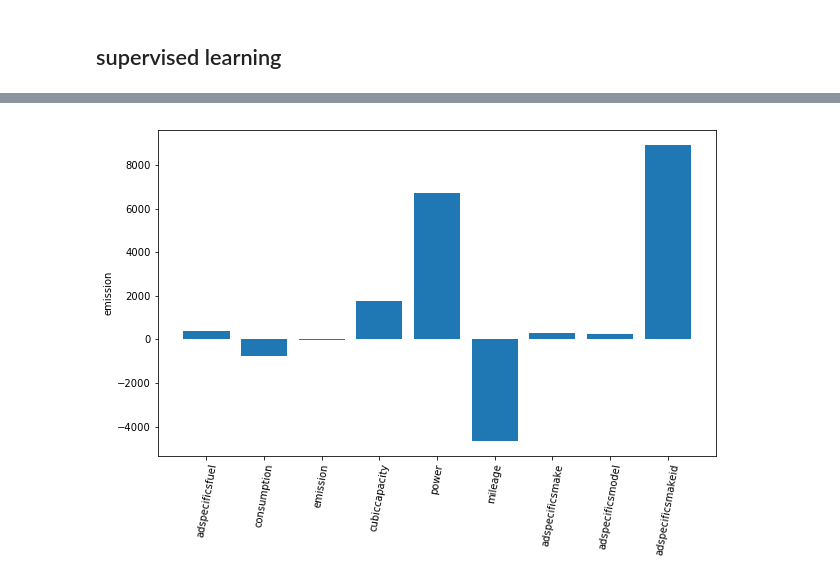
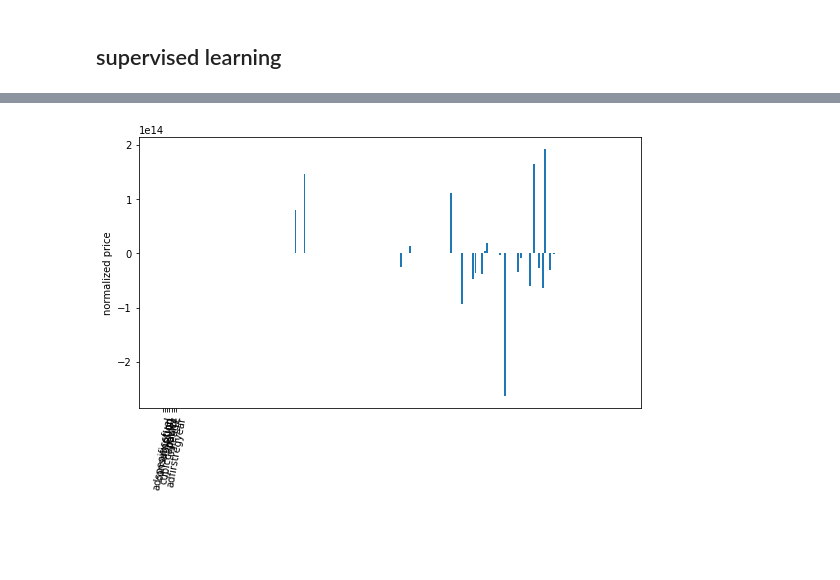
Before and after one commit to FZun/UsedCarStats, a Jupyter notebook: usedCar_Analysis.ipynb, the cells around one changed output, grey strips where cells are left out. Saved outputs shown, nothing was run; the diff lists cells and outputs as text; code cells hidden in the pictures; blank space fills up the shorter version.

```diff
--- a/usedCar_Analysis.ipynb
+++ b/usedCar_Analysis.ipynb
@@ -404,8 +442,10 @@ for i in range(noNones.shape[1]):
 # %%
 # normalize data (min-max normalization)
-normalized = np.zeros_like(noNones2)
+normalized = np.zeros_like(noNones4)
 
-for i in range(noNones2.shape[1]):
-    col = noNones2[:, i].astype(float)
-
-    normalized[:, i] = (col-np.min(col))/(np.max(col) - np.min(col))
+for i in range(noNones4.shape[1]):
+    if i < 8:
+        col = noNones4[:, i].astype(float)
+        normalized[:, i] = (col-np.min(col))/(np.max(col) - np.min(col))
+    else:
+        normalized[:, i] = noNones4[:, i]
@@ -508,7 +506,7 @@ for i, c in enumerate(categoryList):
 # %% [markdown]
 ## supervised learning
 # %%
-oneThird = int(noNones2.shape[0]/3)
-oneFifth = int(noNones2.shape[0]/5)
-noNones2.shape, noNones2.shape[0]/3, noNones2.shape[0]/5
+oneThird = int(normalized.shape[0]/3)
+oneFifth = int(normalized.shape[0]/5)
+normalized.shape, normalized.shape[0]/3, normalized.shape[0]/5
 # %% [output]
@@ -516,4 +514,4 @@ noNones2.shape, noNones2.shape[0]/3, noNones2.shape[0]/5
 # %%
 from sklearn.linear_model import LinearRegression
 
-LR1 = LinearRegression()
+LR1 = LinearRegression(normalize=True)
@@ -520,9 +532,9 @@ LR1 = LinearRegression()
 # %%
-train_set_x = normalized[:oneFifth*3, 2:].astype('float')
-train_set_y = list(noNones2[:oneFifth*3, 1].astype('int'))
+train_set_x = normalized[:oneFifth*3, 1:8].astype('float')
+train_set_y = list(normalized[:oneFifth*3, 0].astype('float'))
 
-test_set_x = normalized[oneFifth*3:oneFifth*4, 2:].astype('float')
-test_set_y = list(noNones2[oneFifth*3:oneFifth*4, 1].astype('int'))
+test_set_x = normalized[oneFifth*3:oneFifth*4, 1:8].astype('float')
+test_set_y = list(normalized[oneFifth*3:oneFifth*4, 0].astype('float'))
 
 LR1.fit(train_set_x, train_set_y)
 
@@ -545,9 +557,9 @@ categoryList
 # %%
-plt.figure(figsize=[10, 6])
+plt.figure(figsize=[9, 5])
 
-plt.bar(range(9), LR1.coef_)
-plt.xticks(range(9), np.array(keys)[2:], rotation=80)
-plt.ylabel('emission')
+plt.bar(range(len(LR1.coef_)), LR1.coef_)
+plt.xticks(range(7), np.array(keys)[[2, 3, 4, 5, 6, 7, 12]], rotation=80)
+plt.ylabel('normalized price')
 plt.show()
 # %% [output]
-[figure, old version]
+[figure, new version]
```
Also changed, not shown: parts of 36 cells of this notebook, 2 other files.
